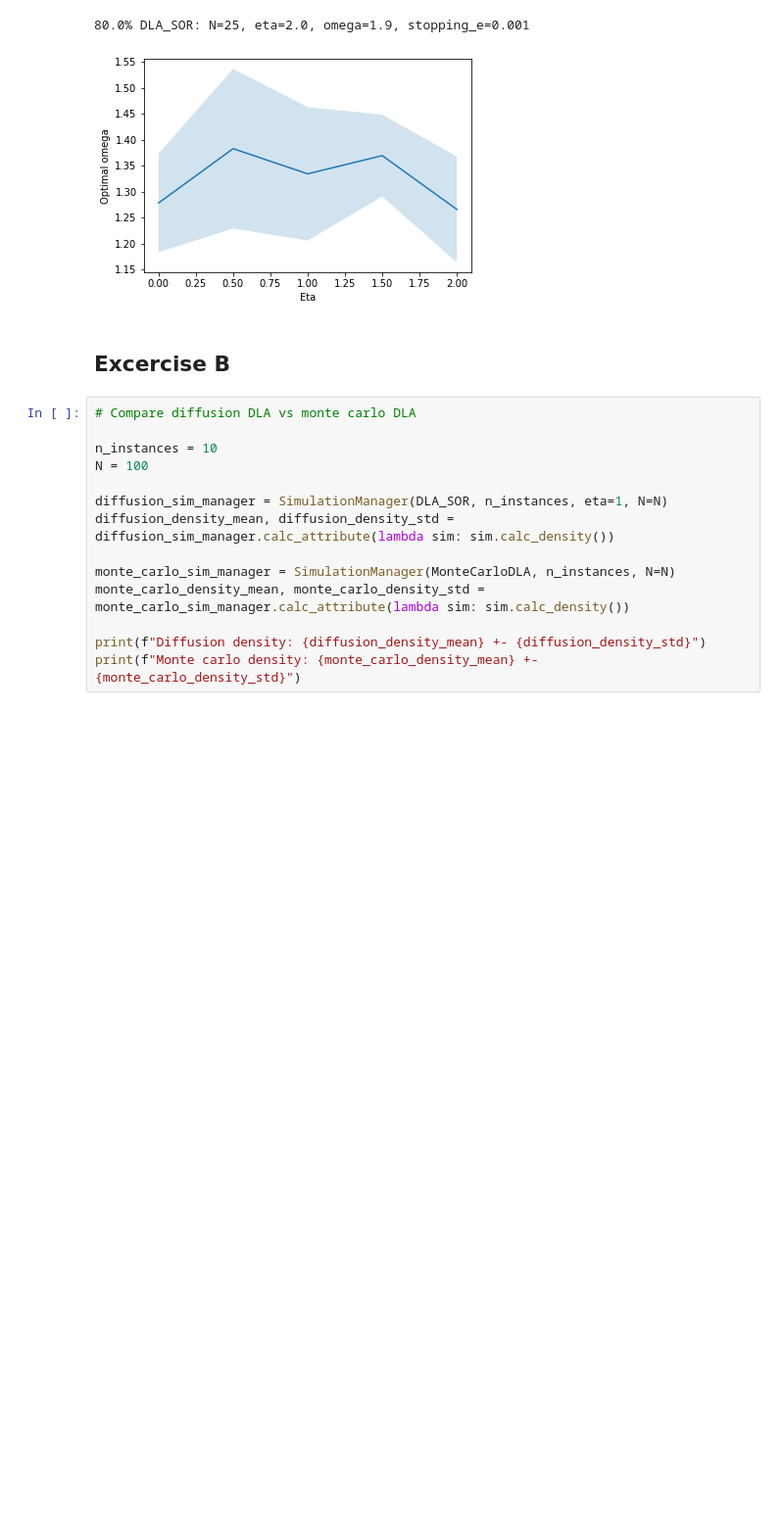
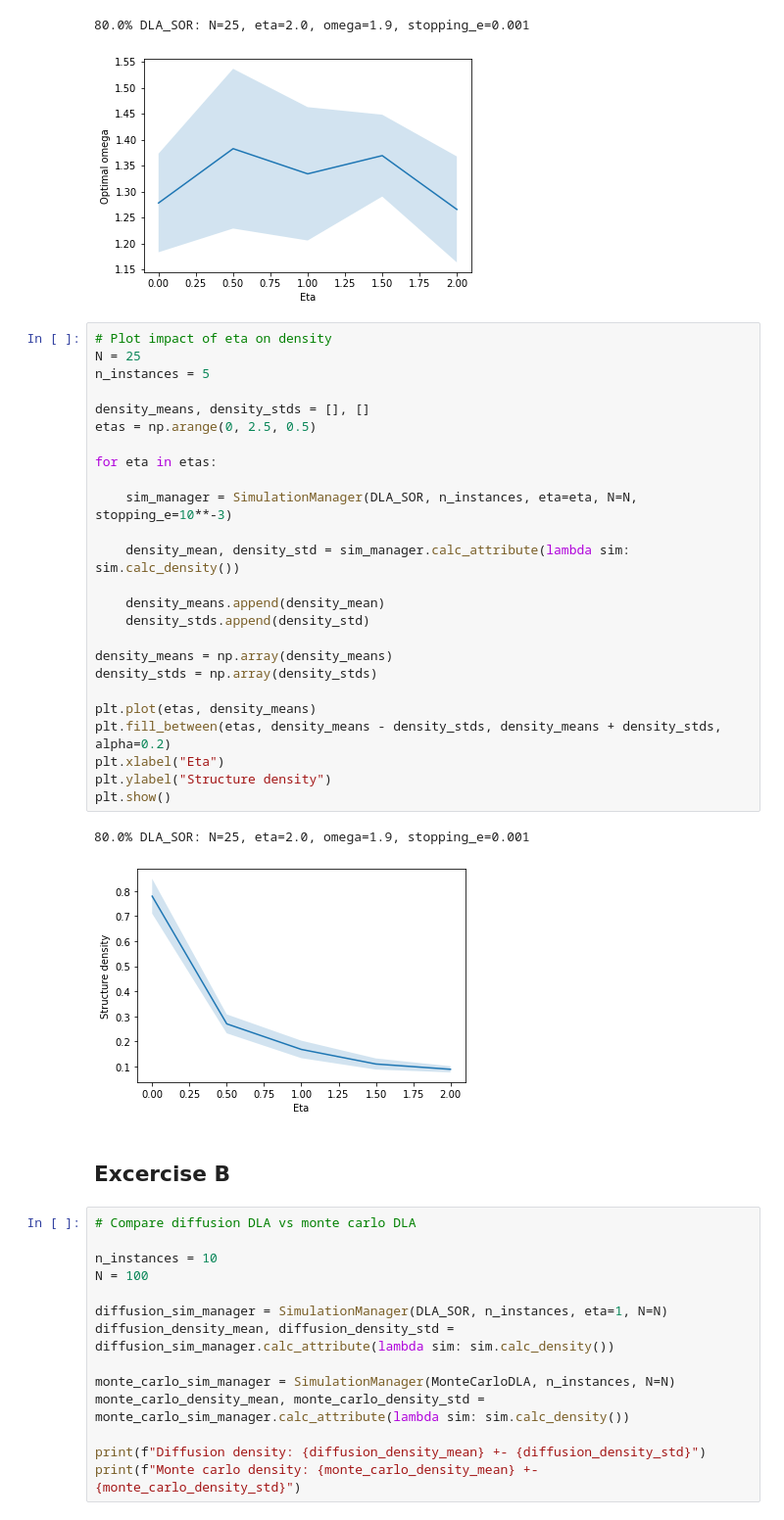
Before and after one commit to Nickvs99/ScientificComputing, a Jupyter notebook: Set 2/set2.ipynb, the cells around one changed output. Shown at 98% size. Drawn from its saved outputs; the diff is of its cells as text; blank space fills up the shorter version.

Commit message:
Plot impact of eta on structure density

```diff
--- a/Set 2/set2.ipynb
+++ b/Set 2/set2.ipynb
@@ -73,6 +73,34 @@ plt.show()
 # %% [output]
 80.0% DLA_SOR: N=25, eta=2.0, omega=1.9, stopping_e=0.001
 [figure]
+# %%
+# Plot impact of eta on density
+N = 25
+n_instances = 5
+
+density_means, density_stds = [], []
+etas = np.arange(0, 2.5, 0.5)
+
+for eta in etas:
+
+    sim_manager = SimulationManager(DLA_SOR, n_instances, eta=eta, N=N, stopping_e=10**-3)
+
+    density_mean, density_std = sim_manager.calc_attribute(lambda sim: sim.calc_density())
+
+    density_means.append(density_mean)
+    density_stds.append(density_std)
+
+density_means = np.array(density_means)
+density_stds = np.array(density_stds)
+
+plt.plot(etas, density_means)
+plt.fill_between(etas, density_means - density_stds, density_means + density_stds, alpha=0.2)
+plt.xlabel("Eta")
+plt.ylabel("Structure density")
+plt.show()
+# %% [output]
+80.0% DLA_SOR: N=25, eta=2.0, omega=1.9, stopping_e=0.001
+[figure, added]
 # %% [markdown]
 ## Excercise B
 # %%
```
